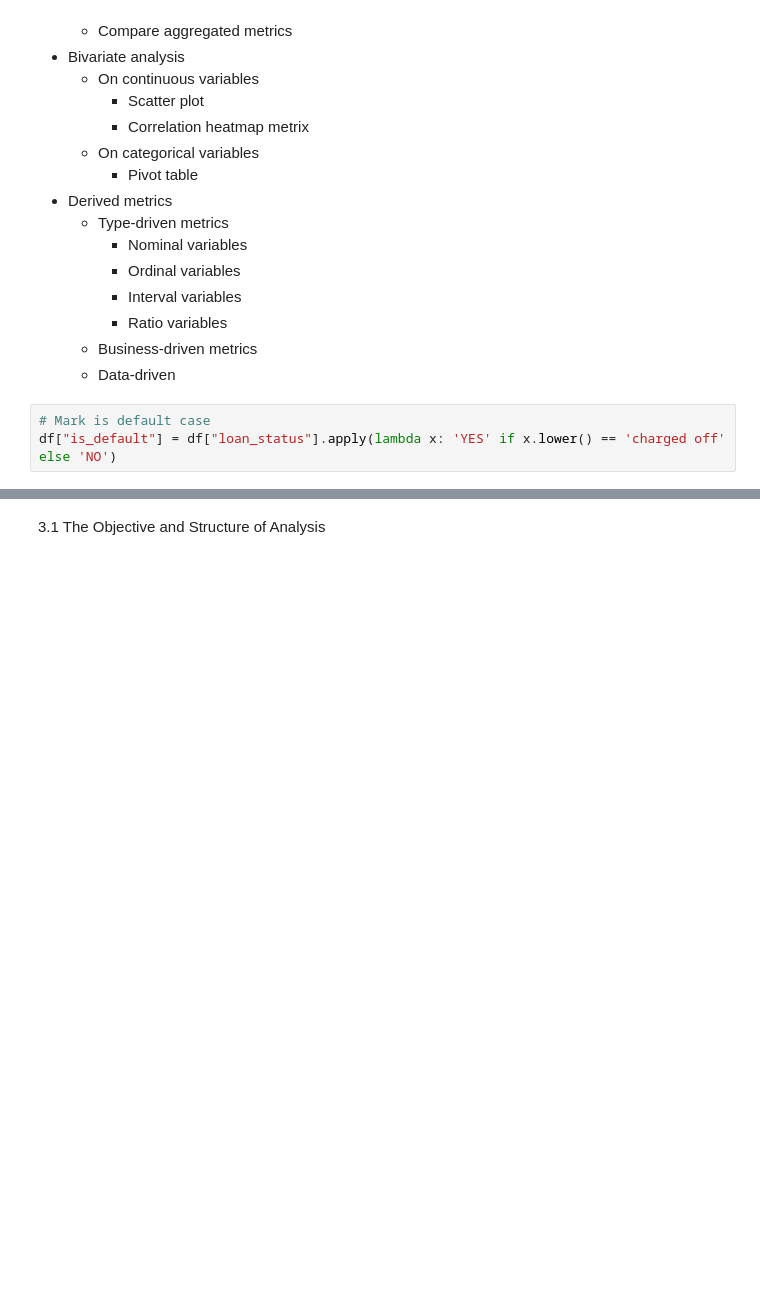
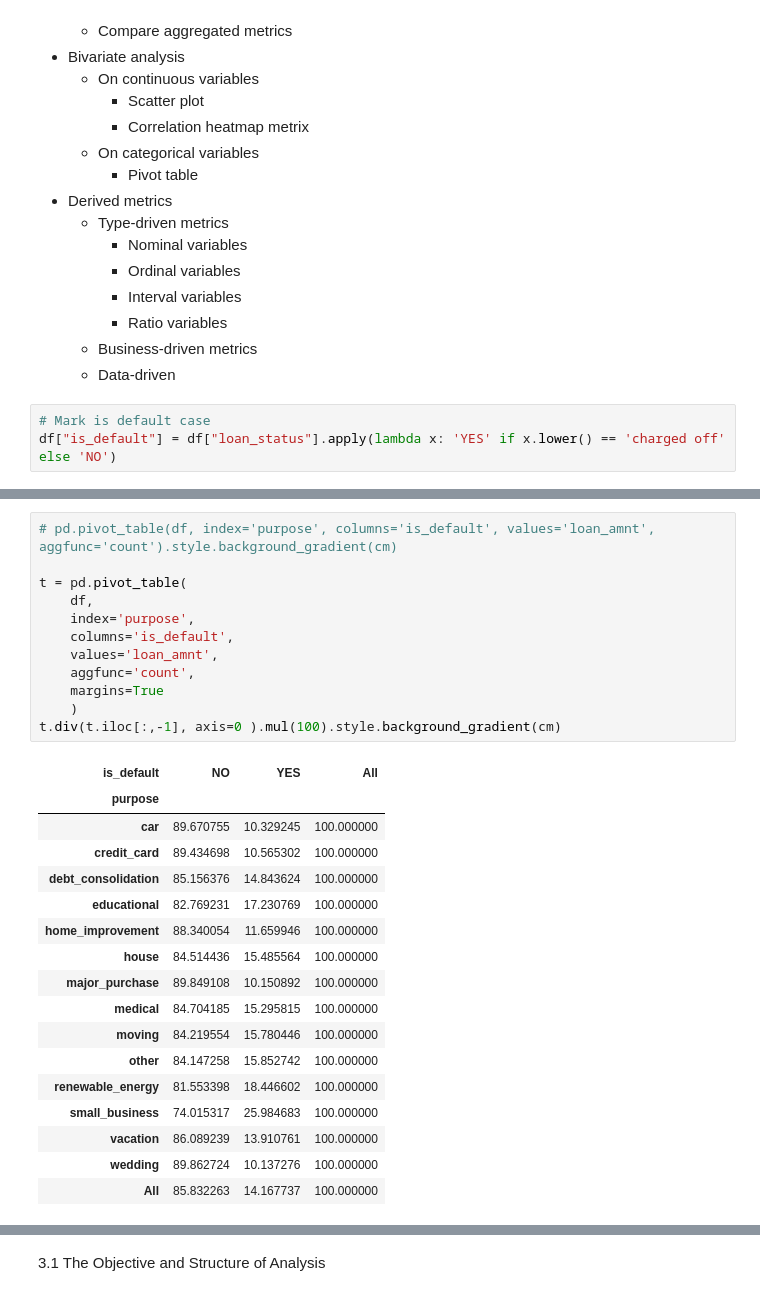
Before and after one commit to irish-luong/LandingClubCaseStudy, a Jupyter notebook: lending_club_case_study.ipynb, the cells around one changed output, grey strips where cells are left out. Cells and saved outputs as stored; diff of their text form; blank space fills up the shorter version.

```diff
--- a/lending_club_case_study.ipynb
+++ b/lending_club_case_study.ipynb
@@ -480,0 +572,30 @@ Name: total_acc, dtype: float64
+# %%
+# pd.pivot_table(df, index='purpose', columns='is_default', values='loan_amnt', aggfunc='count').style.background_gradient(cm)
+
+t = pd.pivot_table(
+    df,
+    index='purpose',
+    columns='is_default',
+    values='loan_amnt',
+    aggfunc='count',
+    margins=True
+    )
+t.div(t.iloc[:,-1], axis=0 ).mul(100).style.background_gradient(cm)
+# %% [output]
+| is_default | NO | YES | All |
+| purpose |  |  |  |
+| car | 89.670755 | 10.329245 | 100.000000 |
+| credit_card | 89.434698 | 10.565302 | 100.000000 |
+| debt_consolidation | 85.156376 | 14.843624 | 100.000000 |
+| educational | 82.769231 | 17.230769 | 100.000000 |
+| home_improvement | 88.340054 | 11.659946 | 100.000000 |
+| house | 84.514436 | 15.485564 | 100.000000 |
+| major_purchase | 89.849108 | 10.150892 | 100.000000 |
+| medical | 84.704185 | 15.295815 | 100.000000 |
+| moving | 84.219554 | 15.780446 | 100.000000 |
+| other | 84.147258 | 15.852742 | 100.000000 |
+| renewable_energy | 81.553398 | 18.446602 | 100.000000 |
+| small_business | 74.015317 | 25.984683 | 100.000000 |
+| vacation | 86.089239 | 13.910761 | 100.000000 |
+| wedding | 89.862724 | 10.137276 | 100.000000 |
+| All | 85.832263 | 14.167737 | 100.000000 |
```
Also changed, not shown: parts of 9 cells of this notebook.
